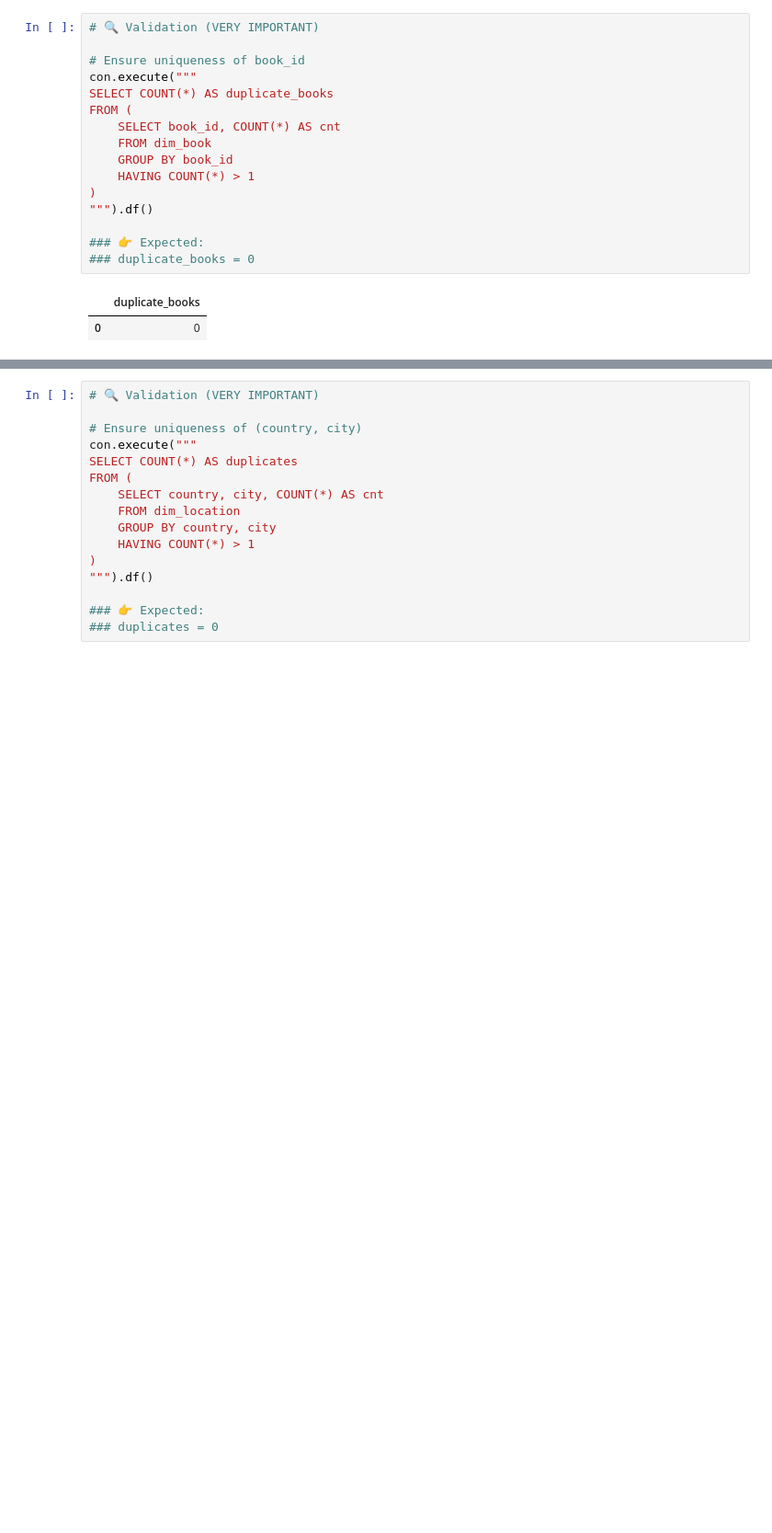
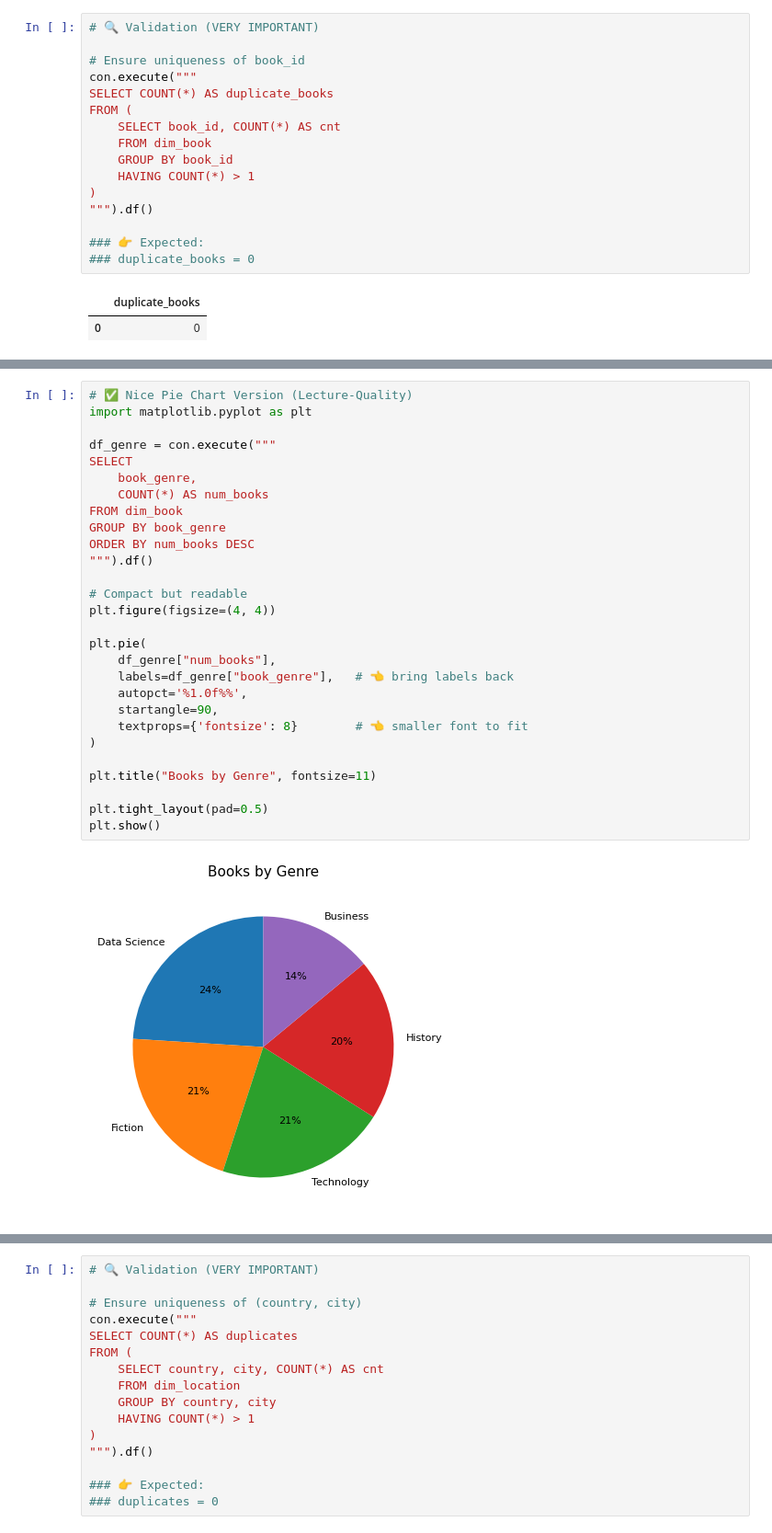
Before and after one commit to mahmoudparsian/data-warehousing, a Jupyter notebook: syllabus/week03-Classic-Data-Warehousing/book_seller_basic_dw_messy_data/dw_notebook.ipynb, the cells around one changed output, grey strips where cells are left out. Shown at 92% size. Saved outputs shown, nothing was run; the diff lists cells and outputs as text; blank space fills up the shorter version.

```diff
--- a/syllabus/week03-Classic-Data-Warehousing/book_seller_basic_dw_messy_data/dw_notebook.ipynb
+++ b/syllabus/week03-Classic-Data-Warehousing/book_seller_basic_dw_messy_data/dw_notebook.ipynb
@@ -1411,3 +1474,33 @@ plt.show()
+# %%
+# ✅ Nice Pie Chart Version (Lecture-Quality)
+import matplotlib.pyplot as plt
+
+df_genre = con.execute("""
+SELECT
+    book_genre,
+    COUNT(*) AS num_books
+FROM dim_book
+GROUP BY book_genre
+ORDER BY num_books DESC
+""").df()
+
+# Compact but readable
+plt.figure(figsize=(4, 4))
+
+plt.pie(
+    df_genre["num_books"],
+    labels=df_genre["book_genre"],   # 👈 bring labels back
+    autopct='%1.0f%%',
+    startangle=90,
+    textprops={'fontsize': 8}        # 👈 smaller font to fit
+)
+
+plt.title("Books by Genre", fontsize=11)
+
+plt.tight_layout(pad=0.5)
+plt.show()
+# %% [output]
+[figure, added]
 # %% [markdown]
 ## 📈 5. Business Analysis
 
```
Also changed, not shown: parts of 60 cells of this notebook, 4 other files.
